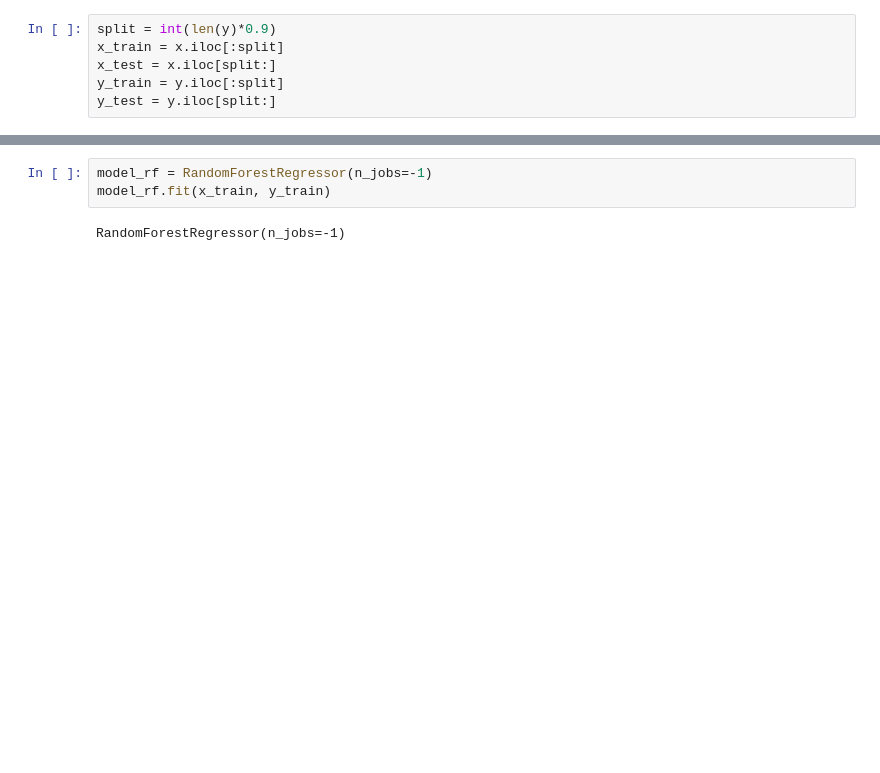
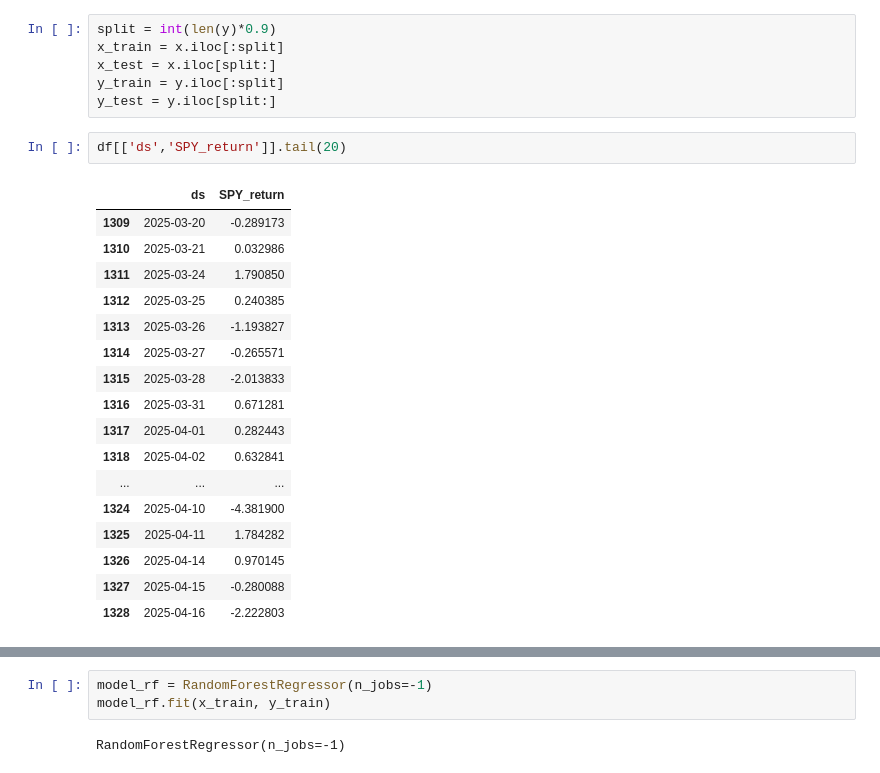
Before and after one commit to omerkobi/project-stock_Return, a Jupyter notebook: feture_selection.ipynb, the cells around one changed output, grey strips where cells are left out. Cells and saved outputs as stored; diff of their text form; blank space fills up the shorter version.

```diff
--- a/feture_selection.ipynb
+++ b/feture_selection.ipynb
@@ -69,6 +90,26 @@ x_train = x.iloc[:split]
 x_test = x.iloc[split:]
 y_train = y.iloc[:split]
 y_test = y.iloc[split:]
+# %%
+df[['ds','SPY_return']].tail(20)
+# %% [output]
+|  | ds | SPY_return |
+| 1309 | 2025-03-20 | -0.289173 |
+| 1310 | 2025-03-21 | 0.032986 |
+| 1311 | 2025-03-24 | 1.790850 |
+| 1312 | 2025-03-25 | 0.240385 |
+| 1313 | 2025-03-26 | -1.193827 |
+| 1314 | 2025-03-27 | -0.265571 |
+| 1315 | 2025-03-28 | -2.013833 |
+| 1316 | 2025-03-31 | 0.671281 |
+| 1317 | 2025-04-01 | 0.282443 |
+| 1318 | 2025-04-02 | 0.632841 |
+| ... | ... | ... |
+| 1324 | 2025-04-10 | -4.381900 |
+| 1325 | 2025-04-11 | 1.784282 |
+| 1326 | 2025-04-14 | 0.970145 |
+| 1327 | 2025-04-15 | -0.280088 |
+| 1328 | 2025-04-16 | -2.222803 |
 # %%
 # Find rows with inf or -inf
 mask_inf = x_train.isin([np.inf, -np.inf])
```
Also changed, not shown: parts of 99 cells of this notebook, 10 other files.
